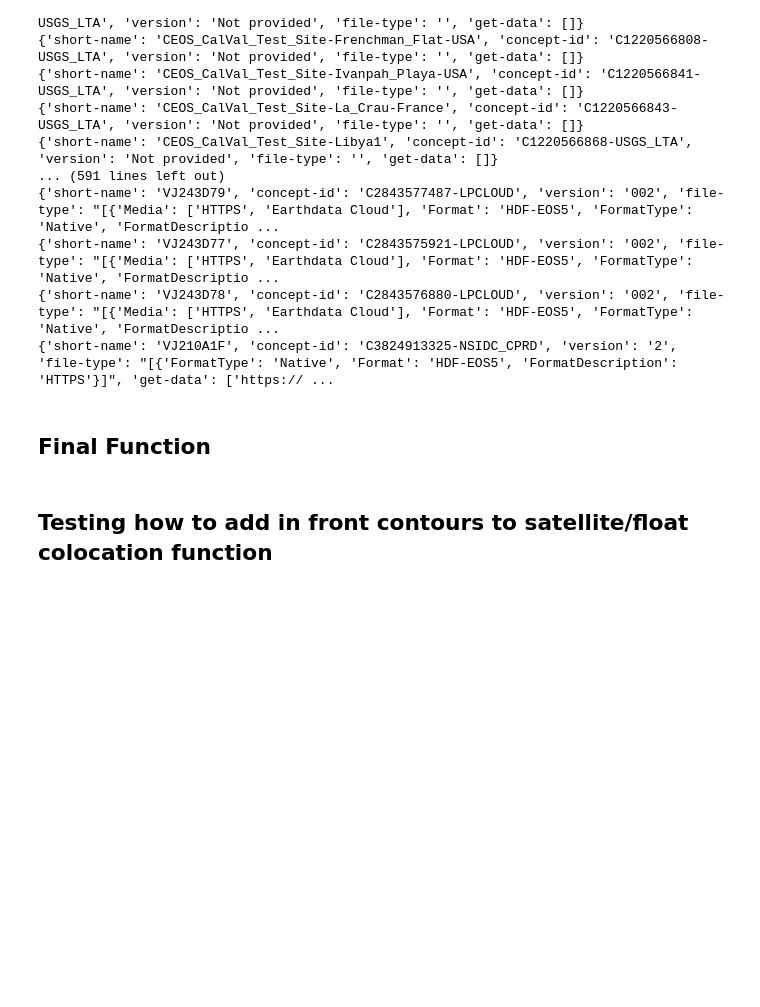
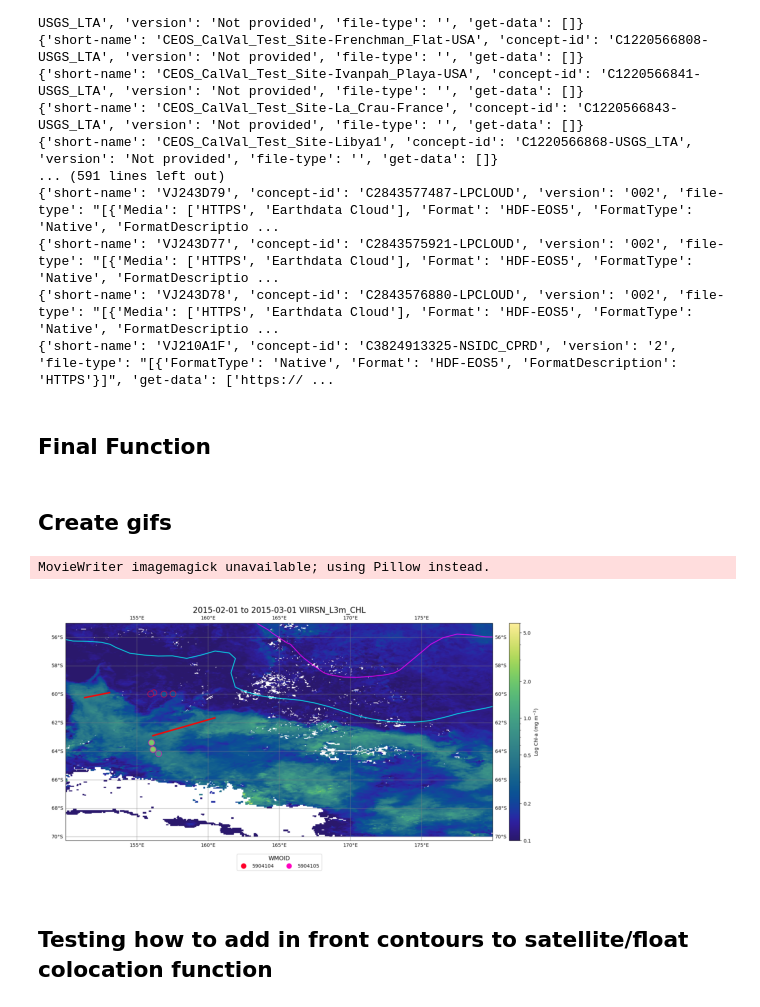
Before and after one commit to Lilah-Asalie/IBIS_Project, a Jupyter notebook: New_Satellite_CHLA.ipynb, the cells around one changed output. Drawn from its saved outputs; the diff is of its cells as text; code cells hidden in the pictures; blank space fills up the shorter version.

Commit message:
updated satellite function

```diff
--- a/New_Satellite_CHLA.ipynb
+++ b/New_Satellite_CHLA.ipynb
@@ -382,6 +391,14 @@ chla_plot_matchups(shortname="VIIRSN_L3m_CHL",
                    bbox=(150, -78, 180, -50),
                    clouds=None,
                    granulename="*.MO.*4*")
+# %% [markdown]
+## Create gifs
+# %%
+tools.create_gif(filepath='/Users/steviewalker/Documents/IBIS_Project/Figures/satellite_float_matchups/chla/2014-2015/',
+                 savepath='/Users/steviewalker/Documents/IBIS_Project/Figures/satellite_float_matchups/chla/2014-09_2015-05_surface_chla_VIIRSN_L3m_CHL_float_matchup.gif')
+# %% [output]
+MovieWriter imagemagick unavailable; using Pillow instead.
+[figure, added]
 # %% [markdown]
 ## Testing how to add in front contours to satellite/float colocation function
 # %%
```
Also changed, not shown: parts of 4 cells of this notebook.
